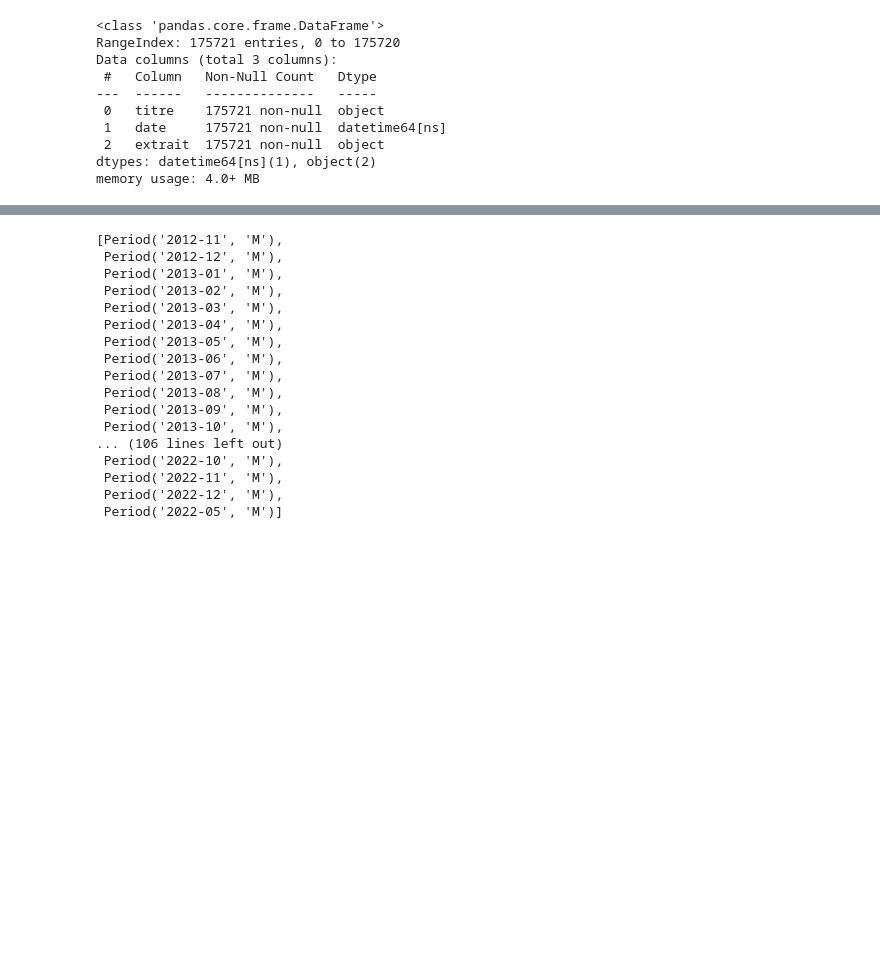
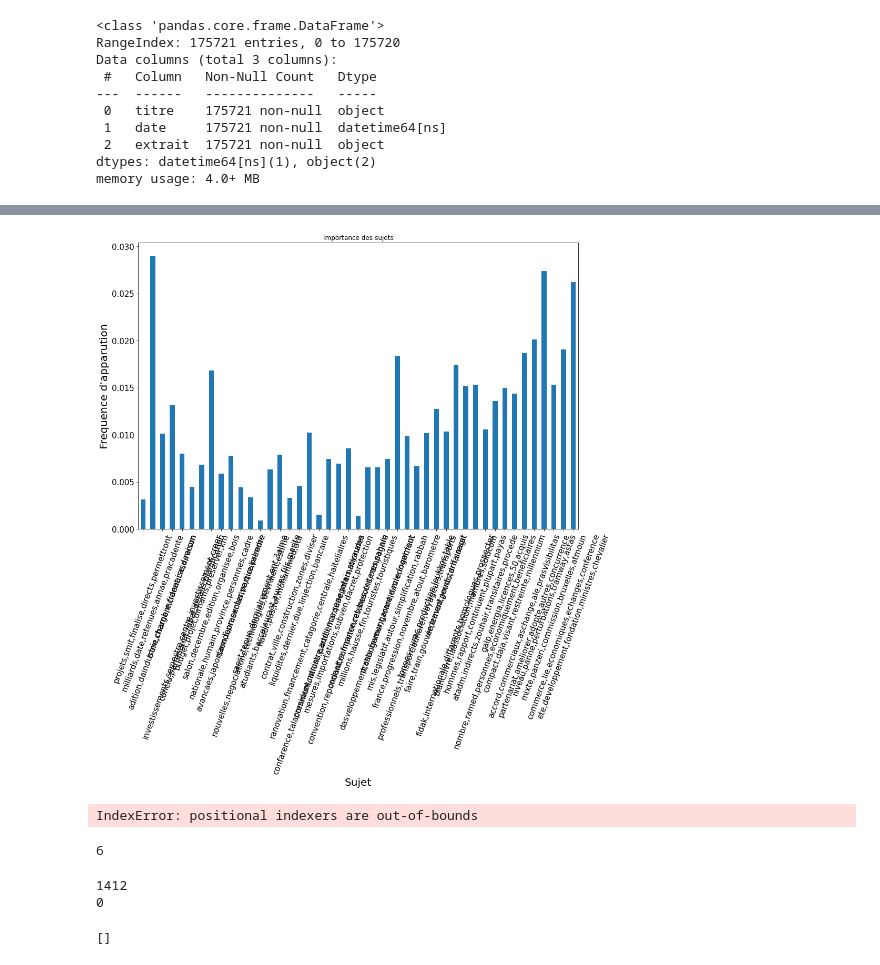
Before and after one commit to Hamid-abdellaoui/Bitcoin-penetration, a Jupyter notebook: Processing/test.ipynb, the cells around one changed output, grey strips where cells are left out. Cells and saved outputs as stored; diff of their text form; code cells hidden in the pictures; blank space fills up the shorter version.

```diff
--- a/Processing/test.ipynb
+++ b/Processing/test.ipynb
@@ -484,22 +513,21 @@ test = process_corpus(corpuses[1],1)
+# %%
+test[1].drop(["doc_num"],axis=1).mean(axis=0).plot(kind='bar', title ="Importance des sujets",
+                                                        figsize=(15,10), fontsize=15)
+plt.xlabel("Sujet", fontsize=20)
+plt.ylabel("Frequence d'apparution", fontsize=20)
+plt.xticks(rotation=70)
+plt.show()
+# %% [output]
+[figure, added]
 # %%
 outputs=[]
-for corpus in corpuses :
-    outputs.append(process_corpus(corpus))
+i=0
+for corpus in corpuses[1:] :
+    i=i+1
+    outputs.append(process_corpus(corpus,i))
 # %% [output]
-[Period('2012-11', 'M'),
- Period('2012-12', 'M'),
- Period('2013-01', 'M'),
- Period('2013-02', 'M'),
- Period('2013-03', 'M'),
- Period('2013-04', 'M'),
- Period('2013-05', 'M'),
- Period('2013-06', 'M'),
- Period('2013-07', 'M'),
- Period('2013-08', 'M'),
- Period('2013-09', 'M'),
- Period('2013-10', 'M'),
-... (106 lines left out)
- Period('2022-10', 'M'),
- Period('2022-11', 'M'),
- Period('2022-12', 'M'),
- Period('2022-05', 'M')]
+IndexError: positional indexers are out-of-bounds
+# %%
+print(i)
+# %% [output]
+6
@@ -505,0 +538,13 @@ for corpus in corpuses :
+# %%
+periods = list(set(clean.period))
+clean_modified = clean.loc[clean.period == periods[119] , :]
+#dates=pd.to_datetime(clean_modified.iloc[idx_doc]["date"].values)
+print(len(clean_modified))
+print(len(corpuses[119]))
+# %% [output]
+1412
+0
+# %%
+corpuses[119]
+# %% [output]
+[]
```
Also changed, not shown: parts of 15 cells of this notebook.
